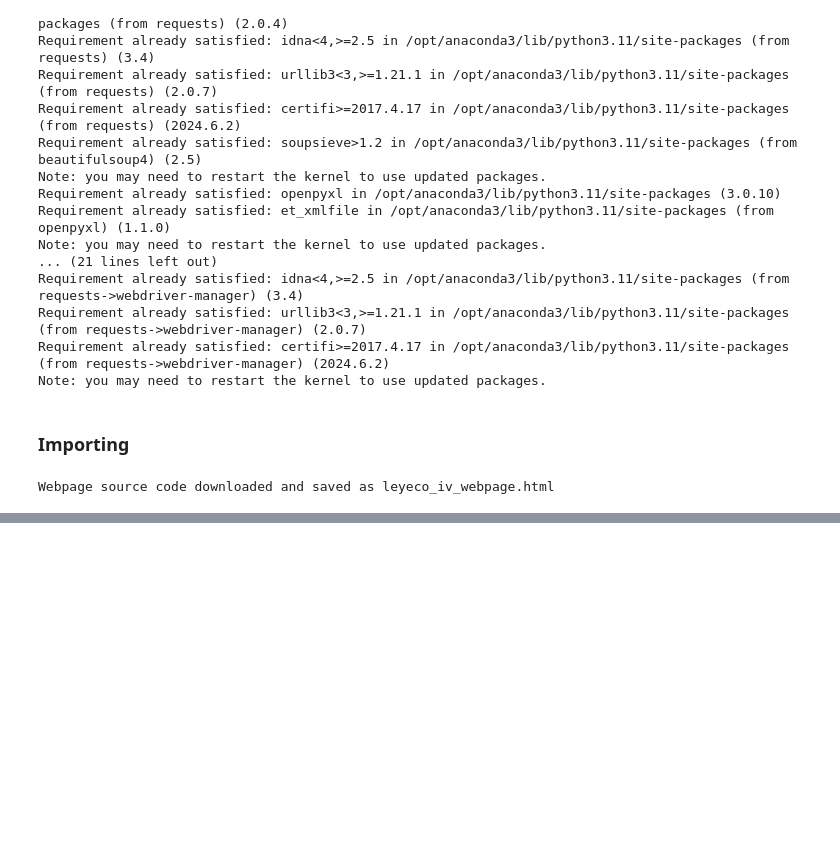
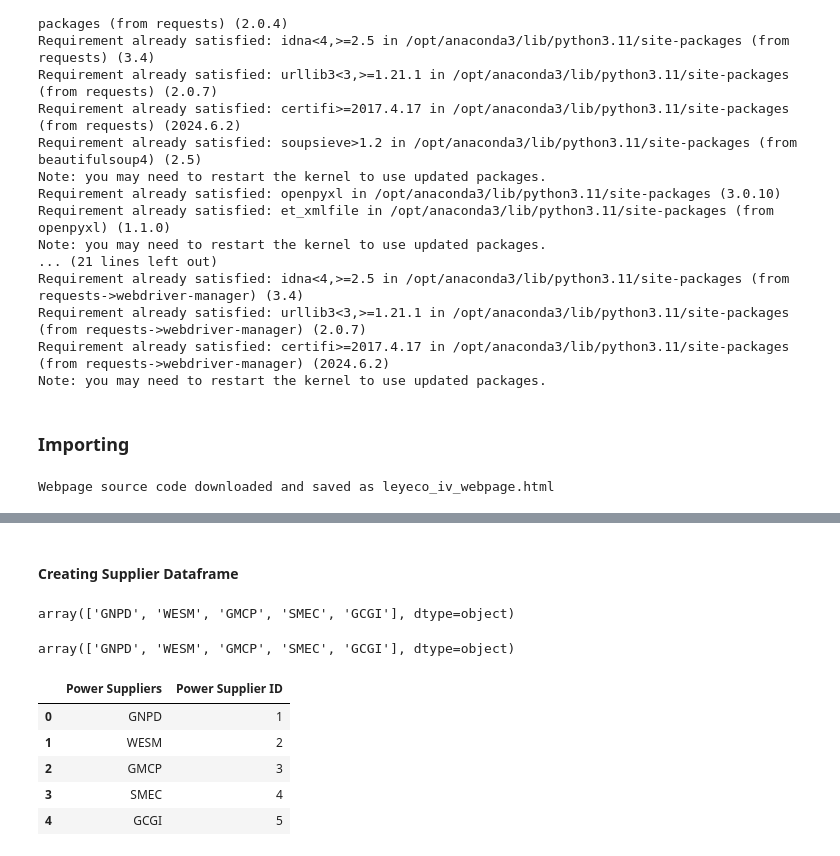
Before and after one commit to andreasenson/Scrape-DU-Generation-Charge, a Jupyter notebook: LEYECO IV/scrape_LEYECO_IV.ipynb, the cells around one changed output, grey strips where cells are left out. Saved outputs shown, nothing was run; the diff lists cells and outputs as text; code cells hidden in the pictures; blank space fills up the shorter version.

```diff
--- a/LEYECO IV/scrape_LEYECO_IV.ipynb
+++ b/LEYECO IV/scrape_LEYECO_IV.ipynb
@@ -92,0 +247,29 @@ https://www.leyecoiv.com/2018/10/09/december-2018/
+# %% [markdown]
+#### Creating Supplier Dataframe
+# %%
+unique_suppliers = big_df['Power Supplier'].unique()
+unique_suppliers
+# %% [output]
+array(['GNPD', 'WESM', 'GMCP', 'SMEC', 'GCGI'], dtype=object)
+# %%
+big_df.replace("INDEPENDENT ELECTRICITY MARKET OPERATOR", "WESM", inplace=True)
+big_df.replace("GNPower Dinginin Ltd. Co.", "GNPD", inplace=True)
+unique_suppliers = big_df['Power Supplier'].unique()
+unique_suppliers
+# %% [output]
+array(['GNPD', 'WESM', 'GMCP', 'SMEC', 'GCGI'], dtype=object)
+# %%
+# Create a mapping of power suppliers to unique IDs
+supplier_id_map = {supplier: id+1 for id, supplier in enumerate(unique_suppliers)}
+
+# Create a new DataFrame from the mapping
+supplier_df = pd.DataFrame(list(supplier_id_map.items()), columns=['Power Suppliers', 'Power Supplier ID'])
+
+supplier_df.head()
+# %% [output]
+|  | Power Suppliers | Power Supplier ID |
+| 0 | GNPD | 1 |
+| 1 | WESM | 2 |
+| 2 | GMCP | 3 |
+| 3 | SMEC | 4 |
+| 4 | GCGI | 5 |
```
Also changed, not shown: parts of 12 cells of this notebook, 1 other file.
